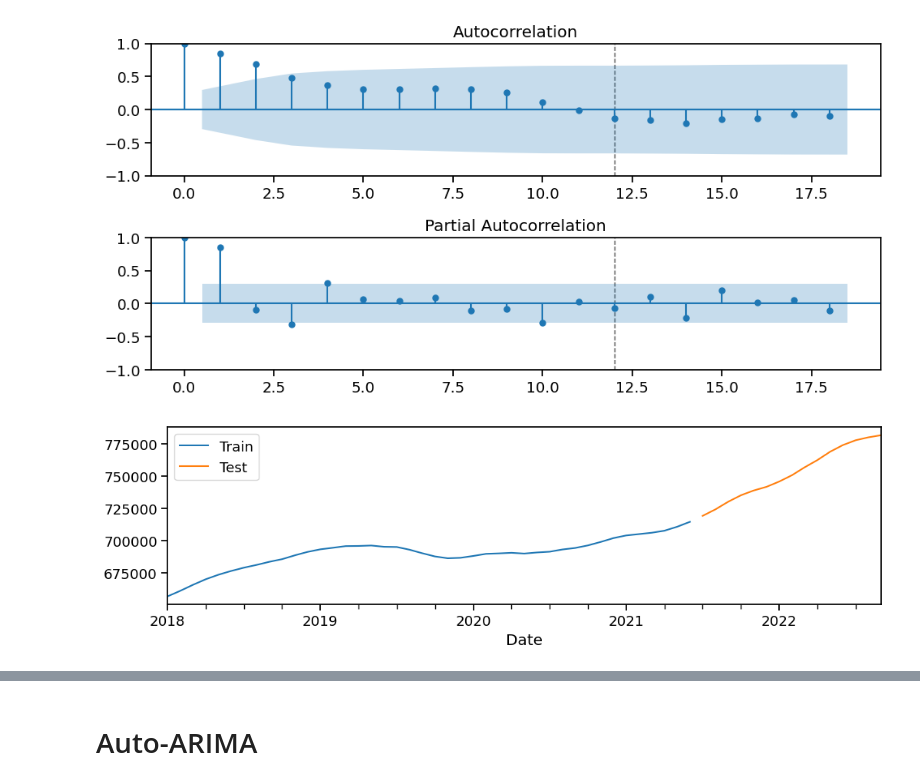
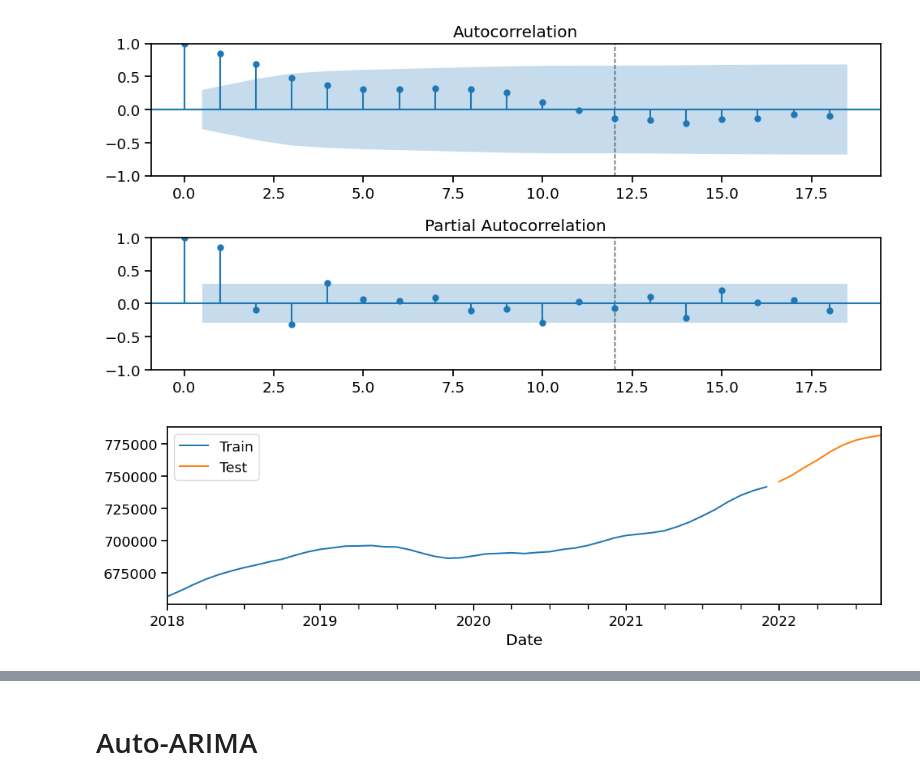
Before and after one commit to IndiaTJohnson/Resampling-Datetime-Data-Core, a Jupyter notebook: Preparing Time Series from Wide-Form Data-Core.ipynb, the cells around one changed output, grey strips where cells are left out. Cells and saved outputs as stored; diff of their text form; code cells hidden in the pictures.

Commit message:
Update Gridsearch SARIMA Models Core Assignment

```diff
--- a/Preparing Time Series from Wide-Form Data-Core.ipynb
+++ b/Preparing Time Series from Wide-Form Data-Core.ipynb
@@ -261,16 +258,0 @@ Nov_Dec_2008.diff()
-# %%
-import pandas as pd
-import numpy as np
-import matplotlib as mpl
-import matplotlib.pyplot as plt
-import seaborn as sns
-import os
-import statsmodels.tsa.api as tsa
-from pmdarima.model_selection import train_test_split
-from pmdarima.arima.utils import ndiffs, nsdiffs
-# set random seed
-SEED = 321
-np.random.seed(SEED)
-
-sns.set_context('notebook', font_scale=1.2)
-plt.rcParams['figure.figsize']=(12,3)
@@ -894,12 +508,12 @@ plot_acf_pacf(ts_diff, annotate_seas = True, m = 12, nlags = 3*6);
 [figure]
 # %%
 # tts
-train, test = train_test_split(unstacked_value_ts, test_size=.25)
+train, test = train_test_split(unstacked_value_ts, test_size=.15)
 ax = train.plot(label='Train')
 test.plot(ax=ax, label='Test')
 ax.legend();
 # %% [output]
-[figure, old version]
+[figure, new version]
 # %%
 # Orders for non seasonal components
 p = 1  # nonseasonal AR
```
Also changed, not shown: parts of 60 cells of this notebook.
